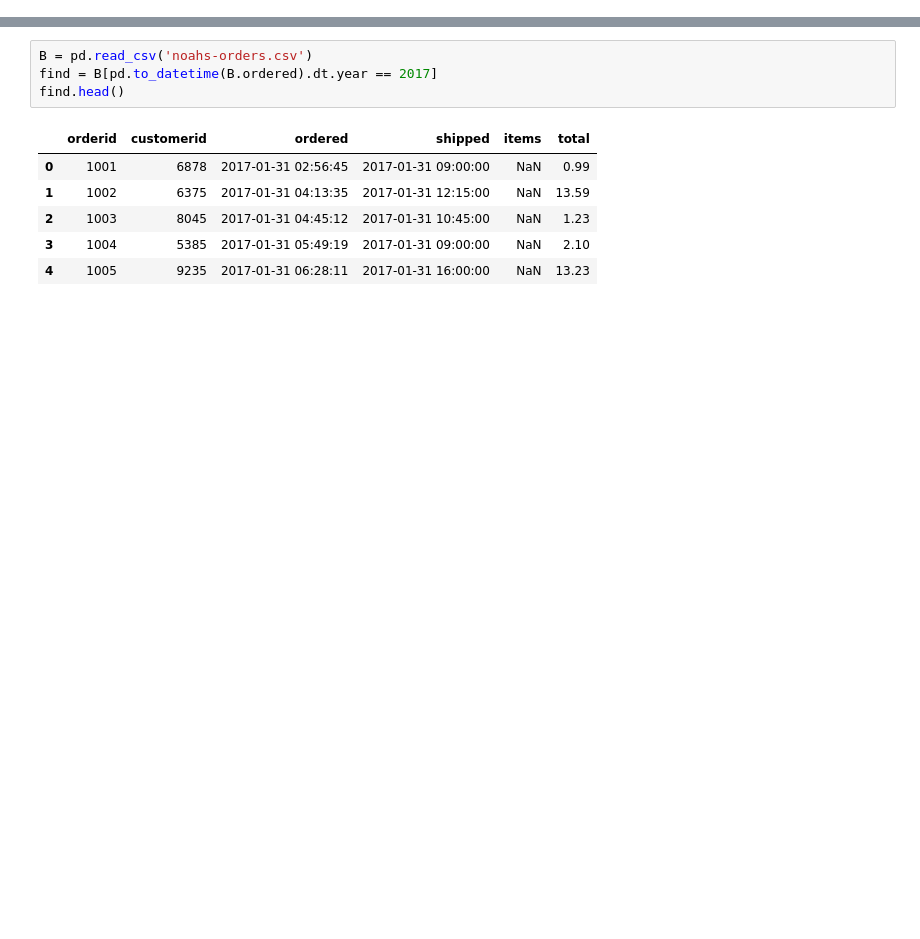
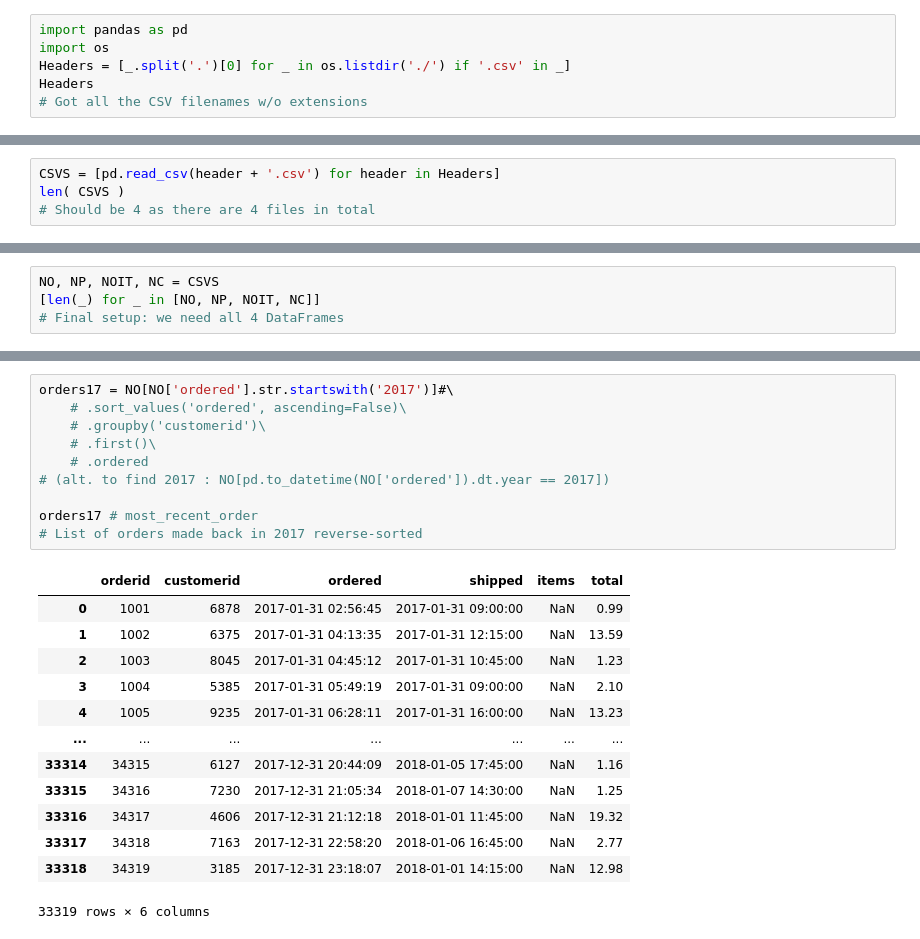
Before and after one commit to nuoxoxo/hanukkah-of-data, a Jupyter notebook: 5784/night-2.ipynb, the cells around one changed output, grey strips where cells are left out. Saved outputs shown, nothing was run; the diff lists cells and outputs as text; blank space fills up the shorter version.

Commit message:
+ night 2 . why cant it be sorted first?

```diff
--- a/5784/night-2.ipynb
+++ b/5784/night-2.ipynb
@@ -0,0 +1,6 @@
+# %%
+import pandas as pd
+import os
+Headers = [_.split('.')[0] for _ in os.listdir('./') if '.csv' in _]
+Headers
+# Got all the CSV filenames w/o extensions
@@ -0,0 +9,4 @@
+# %%
+CSVS = [pd.read_csv(header + '.csv') for header in Headers]
+len( CSVS )
+# Should be 4 as there are 4 files in total
@@ -0,0 +15,4 @@
+# %%
+NO, NP, NOIT, NC = CSVS
+[len(_) for _ in [NO, NP, NOIT, NC]]
+# Final setup: we need all 4 DataFrames
@@ -18,11 +42,24 @@ A[A.name == 'JP'].head()
 # %%
-B = pd.read_csv('noahs-orders.csv')
-find = B[pd.to_datetime(B.ordered).dt.year == 2017]
-find.head()
+orders17 = NO[NO['ordered'].str.startswith('2017')]#\
+    # .sort_values('ordered', ascending=False)\
+    # .groupby('customerid')\
+    # .first()\
+    # .ordered
+# (alt. to find 2017 : NO[pd.to_datetime(NO['ordered']).dt.year == 2017])
+
+orders17 # most_recent_order
+# List of orders made back in 2017 reverse-sorted
 # %% [output]
 |  | orderid | customerid | ordered | shipped | items | total |
 | 0 | 1001 | 6878 | 2017-01-31 02:56:45 | 2017-01-31 09:00:00 | NaN | 0.99 |
 | 1 | 1002 | 6375 | 2017-01-31 04:13:35 | 2017-01-31 12:15:00 | NaN | 13.59 |
 | 2 | 1003 | 8045 | 2017-01-31 04:45:12 | 2017-01-31 10:45:00 | NaN | 1.23 |
 | 3 | 1004 | 5385 | 2017-01-31 05:49:19 | 2017-01-31 09:00:00 | NaN | 2.10 |
 | 4 | 1005 | 9235 | 2017-01-31 06:28:11 | 2017-01-31 16:00:00 | NaN | 13.23 |
+| ... | ... | ... | ... | ... | ... | ... |
+| 33314 | 34315 | 6127 | 2017-12-31 20:44:09 | 2018-01-05 17:45:00 | NaN | 1.16 |
+| 33315 | 34316 | 7230 | 2017-12-31 21:05:34 | 2018-01-07 14:30:00 | NaN | 1.25 |
+| 33316 | 34317 | 4606 | 2017-12-31 21:12:18 | 2018-01-01 11:45:00 | NaN | 19.32 |
+| 33317 | 34318 | 7163 | 2017-12-31 22:58:20 | 2018-01-06 16:45:00 | NaN | 2.77 |
+| 33318 | 34319 | 3185 | 2017-12-31 23:18:07 | 2018-01-01 14:15:00 | NaN | 12.98 |
+33319 rows × 6 columns
```
Also changed, not shown: parts of 10 cells of this notebook.
